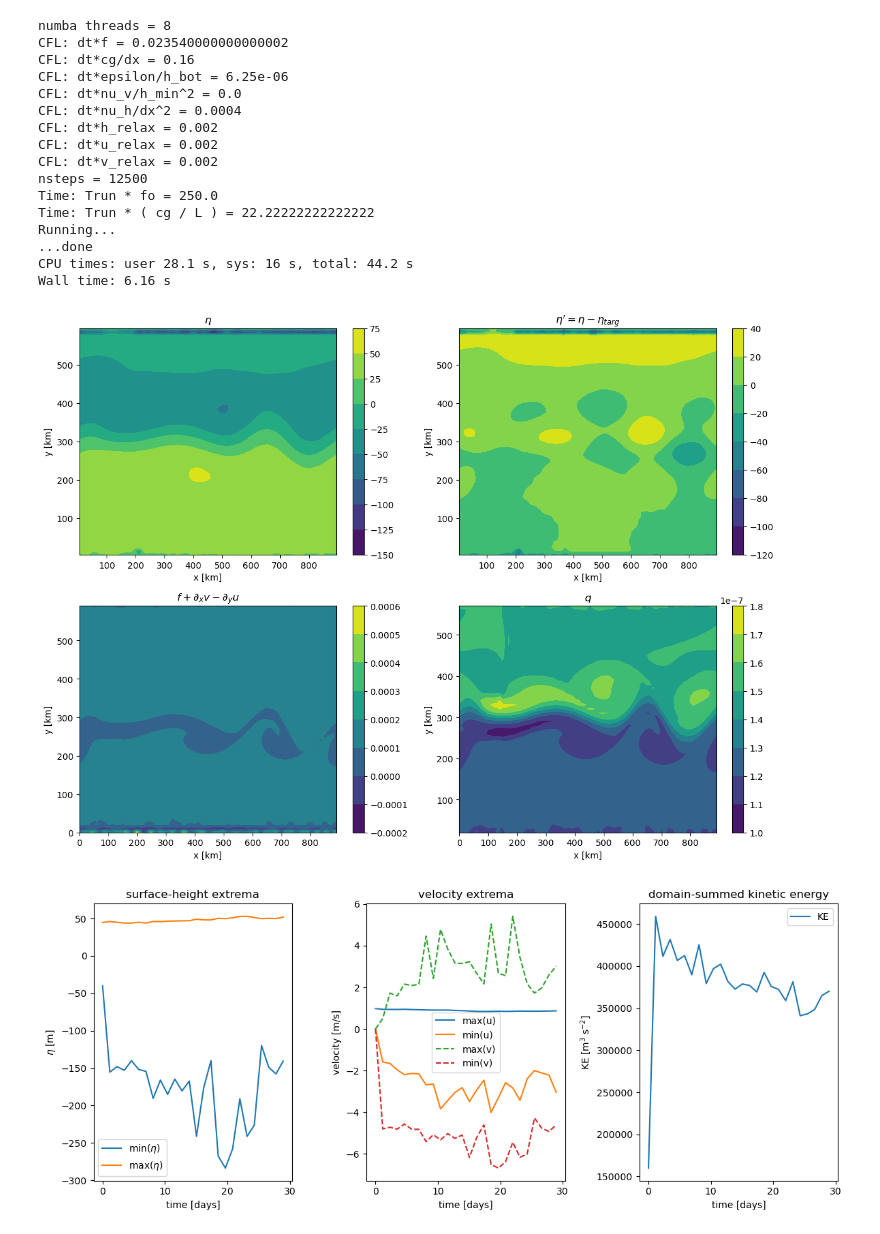
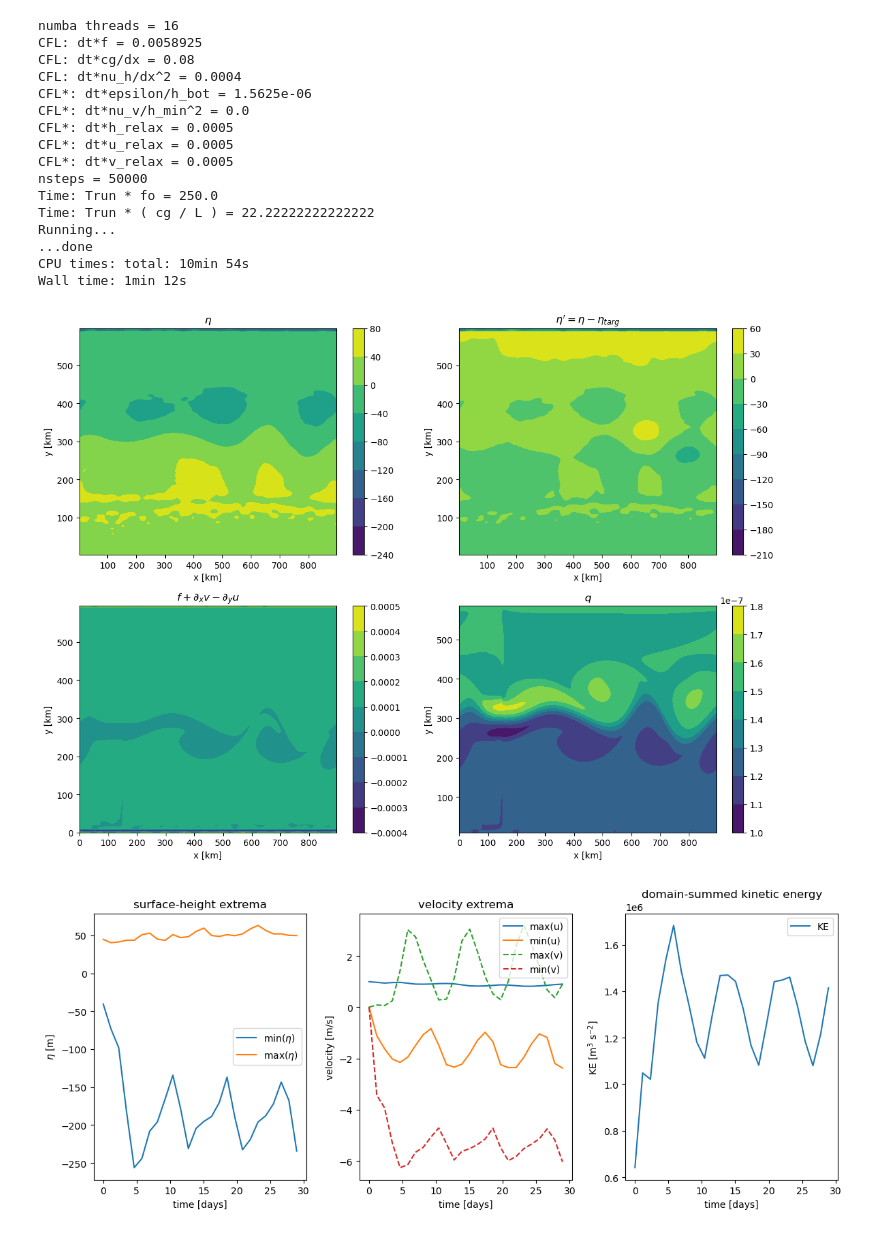
Before and after one commit to ThomasLi0314/OSSWEM_Thomas, a Jupyter notebook: 1-layer-jet.ipynb, the cells around one changed output. Drawn from its saved outputs; the diff is of its cells as text; code cells hidden in the pictures.

```diff
--- a/1-layer-jet.ipynb
+++ b/1-layer-jet.ipynb
@@ -62,8 +62,8 @@ from OSSWEM import SSWEM
 
 # nj, ru_params = [dt, steps/segment, segments]
 # nj, run_params = 40, [200., 500, 25]  # Barely permitted eddies
-nj, run_params = 60, [200., 500, 25]  # Coarsest resolution with good instabilities
-# nj, run_params = 120, [50., 2000, 25]  # Finer resolution
+# nj, run_params = 60, [200., 500, 25]  # Coarsest resolution with good instabilities
+nj, run_params = 120, [50., 2000, 25]  # Finer resolution
 # nj, run_params = 180, [5., 5000, 100]  # Finer resolution is very unstable
 
 M = SSWEM(nj + nj//2,
@@ -84,7 +84,7 @@ M.set_u_target_jet(1.0)                            # u_target = jet(y)
 uy  = M.u_target[0].mean(axis=1)                   # u(y)
 f_h = M.fo + M.beta * M.yh1                        # f(y) at row centres
 eta = -(1.0/M.g[0]) * np.cumsum(f_h * uy) * M.dy
-eta -= eta.mean()
+eta -= eta.mean() # Why remove mean?
 hbal = np.maximum(M.D + eta[:, None], 0.0)         # balanced thickness
 
 # Sponges restoring u->jet, v->0, h->balanced: a western sponge over the westernmost
@@ -109,9 +109,9 @@ M.perturb_h(20., 0.05 * M.Lx, 0.5 * M.Lx, 0.55 * M.Ly)
 fig, ax = plt.subplots(3, 2, figsize=(12, 9))
 cs = ax[0,0].pcolormesh( M.xh1/1e3, M.yh1/1e3, M.D ); fig.colorbar(cs, ax=ax[0,0]); ax[0,0].set_title(r'$D$');
 cs = ax[0,1].pcolormesh( M.xq1/1e3, M.yh1/1e3, M.u_target[0] ); fig.colorbar(cs, ax=ax[0,1]); ax[0,1].set_title(r'$u_{target}$');
-cs = ax[1,0].pcolormesh( M.xh1/1e3, M.yh1/1e3, M.h_relax[0] ); fig.colorbar(cs, ax=ax[1,0]); ax[1,0].set_title(r'sponge rate ($h,u,v$) [s$^{-1}$]');
+cs = ax[1,0].pcolormesh( M.xh1/1e3, M.yh1/1e3, M.h_relax[0] ); fig.colorbar(cs, ax=ax[1,0]); ax[1,0].set_title(r'sponge rate ($h,u,v$) [$\text{s}^{-1}$]');
 cs = ax[1,1].pcolormesh( M.xh1/1e3, M.yh1/1e3, hbal - M.D ); fig.colorbar(cs, ax=ax[1,1]); ax[1,1].set_title(r'Balanced target $\eta$');
-cs = ax[2,0].pcolormesh( M.xh1/1e3, M.yh1/1e3, M.eta(k=0) ); fig.colorbar(cs, ax=ax[2,0]); ax[2,0].set_title(r'Initial $\eta(t=0)$');
+cs = ax[2,0].pcolormesh( M.xh1/1e3, M.yh1/1e3, M.eta(k=0) ); fig.colorbar(cs, ax=ax[2,0]); ax[2,0].set_title(r'Initial $\eta(t=0), No Perturbation$');
 ax[2,1].axis('off')                                # no sixth panel
 for a in (ax[0,0], ax[0,1], ax[1,0], ax[1,1], ax[2,0]):
     a.set_xlabel('x [km]'); a.set_ylabel('y [km]')
@@ -157,22 +157,22 @@ Rayleigh-Kuo (beta - U_yy) changes sign in interior: True
 # %time u,v,h,time = M.run(50., 2000, 25); # dt, steps/segment, segments
 %time u,v,h,time = M.run(*run_params); # dt, steps/segment, segments
 # %% [output]
-numba threads = 8
-CFL: dt*f = 0.023540000000000002
-CFL: dt*cg/dx = 0.16
-CFL: dt*epsilon/h_bot = 6.25e-06
-CFL: dt*nu_v/h_min^2 = 0.0
+numba threads = 16
+CFL: dt*f = 0.0058925
+CFL: dt*cg/dx = 0.08
 CFL: dt*nu_h/dx^2 = 0.0004
-CFL: dt*h_relax = 0.002
-CFL: dt*u_relax = 0.002
-CFL: dt*v_relax = 0.002
-nsteps = 12500
+CFL*: dt*epsilon/h_bot = 1.5625e-06
+CFL*: dt*nu_v/h_min^2 = 0.0
+CFL*: dt*h_relax = 0.0005
+CFL*: dt*u_relax = 0.0005
+CFL*: dt*v_relax = 0.0005
+nsteps = 50000
 Time: Trun * fo = 250.0
 Time: Trun * ( cg / L ) = 22.22222222222222
 Running...
 ...done
-CPU times: user 28.1 s, sys: 16 s, total: 44.2 s
-Wall time: 6.16 s
+CPU times: total: 10min 54s
+Wall time: 1min 12s
 # %%
 # Snapshot
 fig, axs = plt.subplots(2, 2, figsize=(12, 9))
@@ -184,23 +184,23 @@ for a in axs.ravel():
     a.set_xlabel('x [km]'); a.set_ylabel('y [km]')
 fig.tight_layout();
 # %% [output]
-[figure, old version]
+[figure, new version]
 # %%
 # Plot time series
 fig,ax = plt.subplots(1,3,figsize=(12,5))
 ax[0].plot( time/86400, (h - M.D).min(axis=(1,2,3)), label=r'min($\eta$)' )
 ax[0].plot( time/86400, (h - M.D).max(axis=(1,2,3)), label=r'max($\eta$)' )
 ax[0].set_xlabel('time [days]'); ax[0].set_ylabel(r'$\eta$ [m]'); ax[0].set_title('surface-height extrema'); ax[0].legend();
 ax[1].plot( time/86400, u.max(axis=(1,2,3)), label='max(u)' )
 ax[1].plot( time/86400, u.min(axis=(1,2,3)), label='min(u)' )
 ax[1].plot( time/86400, v.max(axis=(1,2,3)), '--', label='max(v)' )
 ax[1].plot( time/86400, v.min(axis=(1,2,3)), '--', label='min(v)' )
 ax[1].set_xlabel('time [days]'); ax[1].set_ylabel('velocity [m/s]'); ax[1].set_title('velocity extrema'); ax[1].legend();
 ax[2].plot( time/86400, M.KE(h=h, u=u, v=v).sum(axis=(1,2,3)), label='KE' )
-ax[2].set_xlabel('time [days]'); ax[2].set_ylabel(r'KE [m$^3$ s$^{-2}$]'); ax[2].set_title('domain-summed kinetic energy'); ax[2].legend();
+ax[2].set_xlabel('time [days]'); ax[2].set_ylabel(r'KE [m$^3$ $\text{s}^{-2}$]'); ax[2].set_title('domain-summed kinetic energy'); ax[2].legend();
 fig.tight_layout();
 # %% [output]
-[figure, old version]
+[figure, new version]
 # %%
 # Animate
 from matplotlib.animation import FuncAnimation
```
Also changed, not shown: parts of 3 cells of this notebook, 10 other files.
